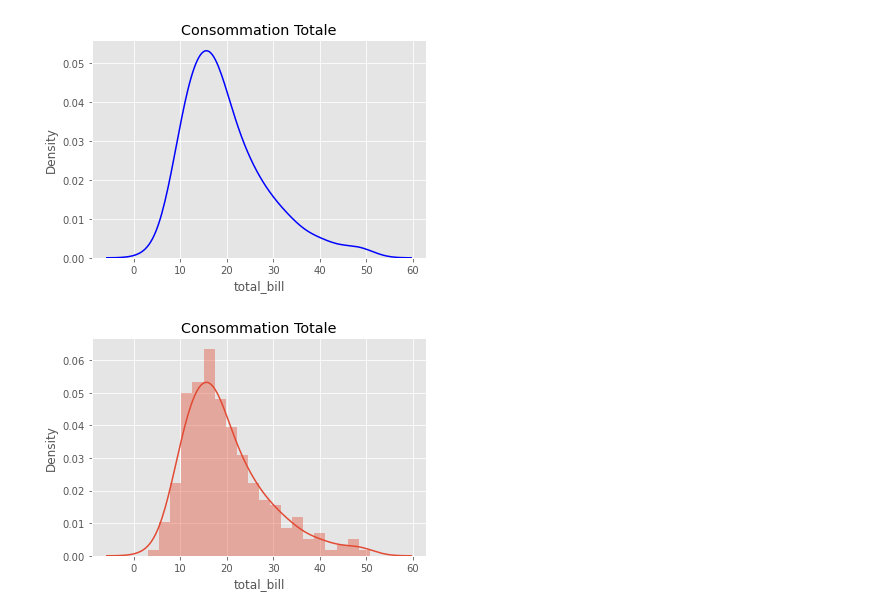
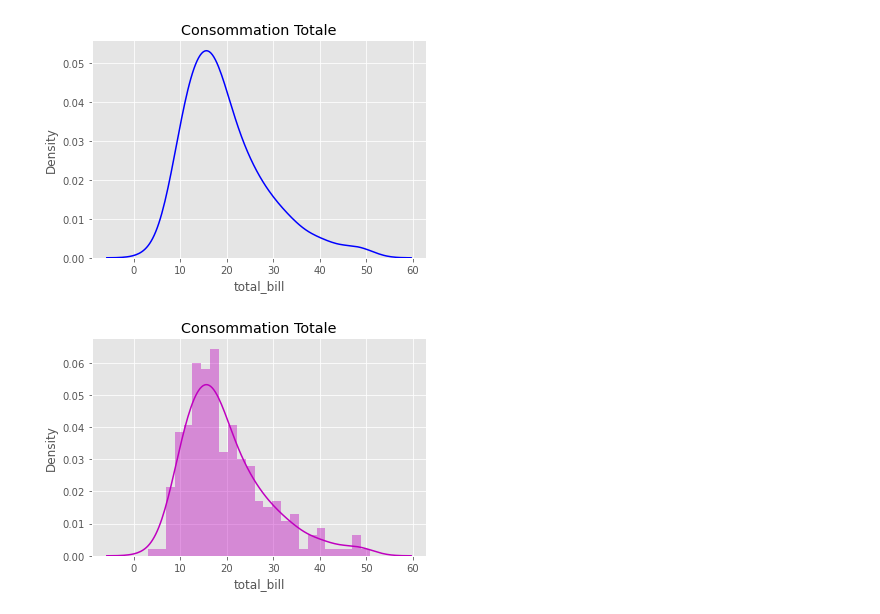
Before and after one commit to camara94/Statistique_pour_la_datascience, a Jupyter notebook: Visualisation univariée des données.ipynb, the cells around one changed output. Cells and saved outputs as stored; diff of their text form; code cells hidden in the pictures.

```diff
--- a/Visualisation univariée des données.ipynb
+++ b/Visualisation univariée des données.ipynb
@@ -43,6 +43,6 @@ sns.distplot(df.total_bill, hist=False, color="b").set_title('Consommation Total
 # %%
 # Histogramme du montant  de la consommation
 
-sns.distplot(df.total_bill, bins=20, hist=True, kde=True).set_title('Consommation Totale');
+sns.distplot(df.total_bill, bins=25, hist=True, kde=True, color="m").set_title('Consommation Totale');
 # %% [output]
-[figure, old version]
+[figure, new version]
```
Also changed, not shown: parts of 3 cells of this notebook.
